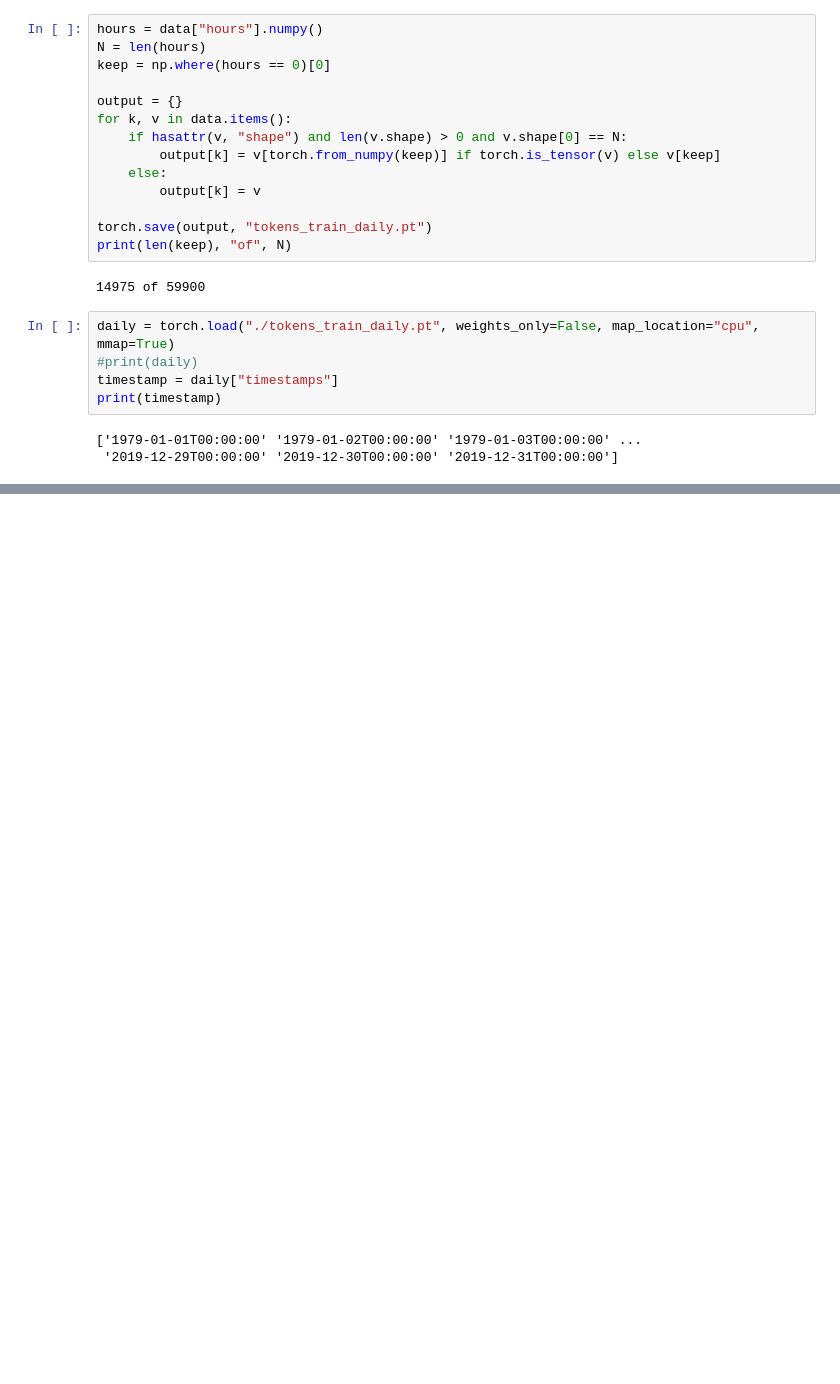
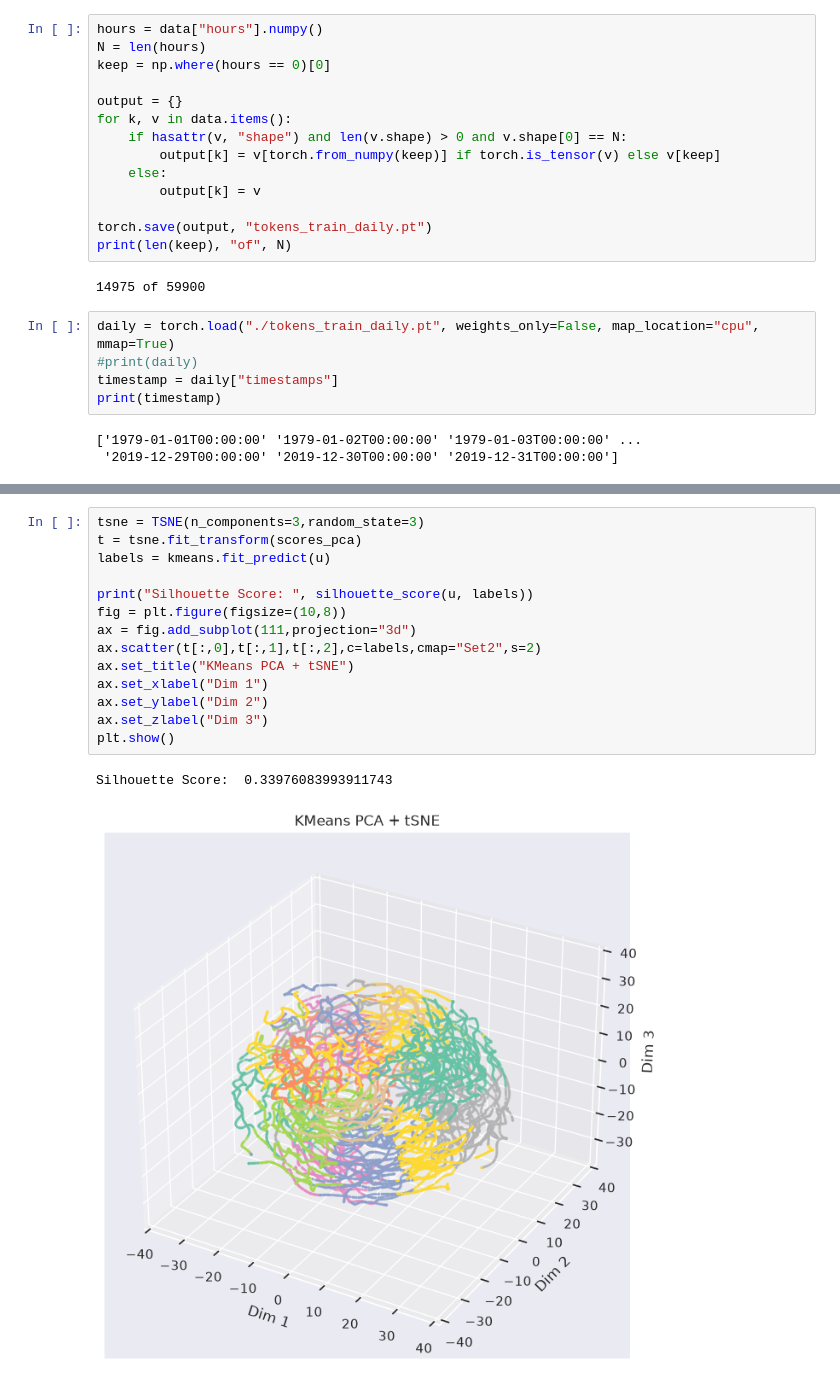
Before and after one commit to itsadhin/Weather-Latent-Space-Clustering, a Jupyter notebook: Weather_cluster.ipynb, the cells around one changed output, grey strips where cells are left out. Saved outputs shown, nothing was run; the diff lists cells and outputs as text; blank space fills up the shorter version.

```diff
--- a/Weather_cluster.ipynb
+++ b/Weather_cluster.ipynb
@@ -77,0 +166,17 @@ print(z.shape)
+# %%
+tsne = TSNE(n_components=3,random_state=3)
+t = tsne.fit_transform(scores_pca)
+labels = kmeans.fit_predict(u)
+
+print("Silhouette Score: ", silhouette_score(u, labels))
+fig = plt.figure(figsize=(10,8))
+ax = fig.add_subplot(111,projection="3d")
+ax.scatter(t[:,0],t[:,1],t[:,2],c=labels,cmap="Set2",s=2)
+ax.set_title("KMeans PCA + tSNE")
+ax.set_xlabel("Dim 1")
+ax.set_ylabel("Dim 2")
+ax.set_zlabel("Dim 3")
+plt.show()
+# %% [output]
+Silhouette Score:  0.33976083993911743
+[figure, added]
```
Also changed, not shown: parts of 30 cells of this notebook.
